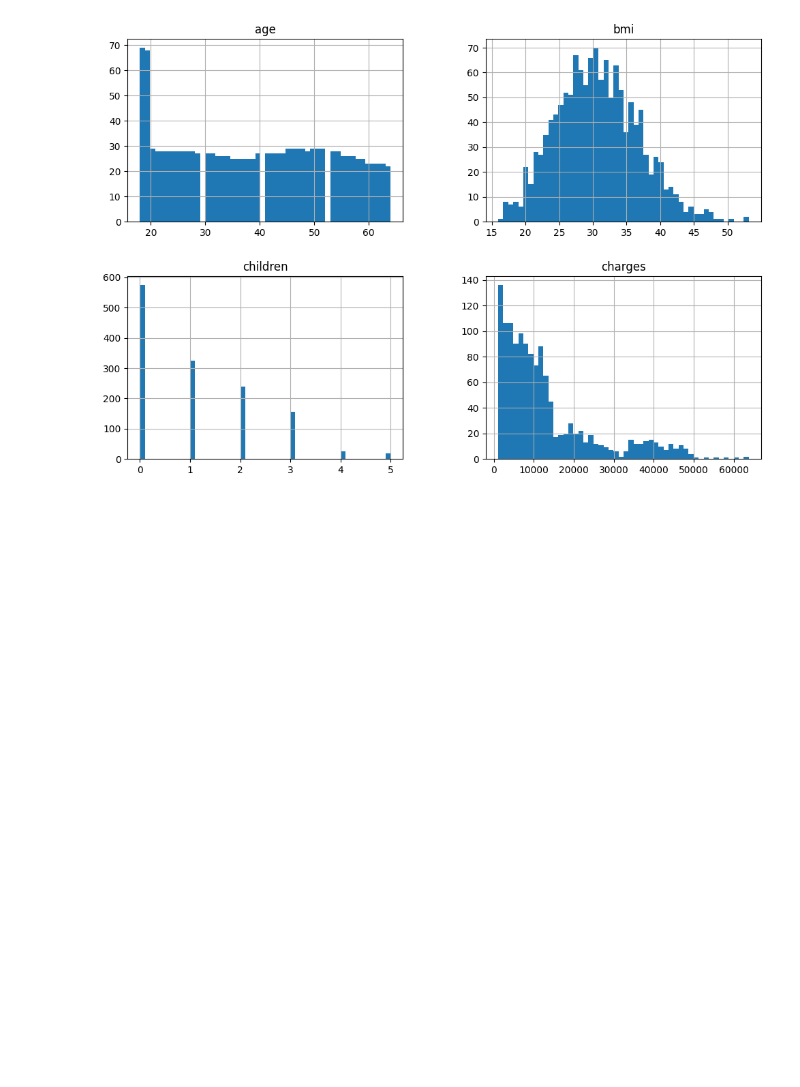
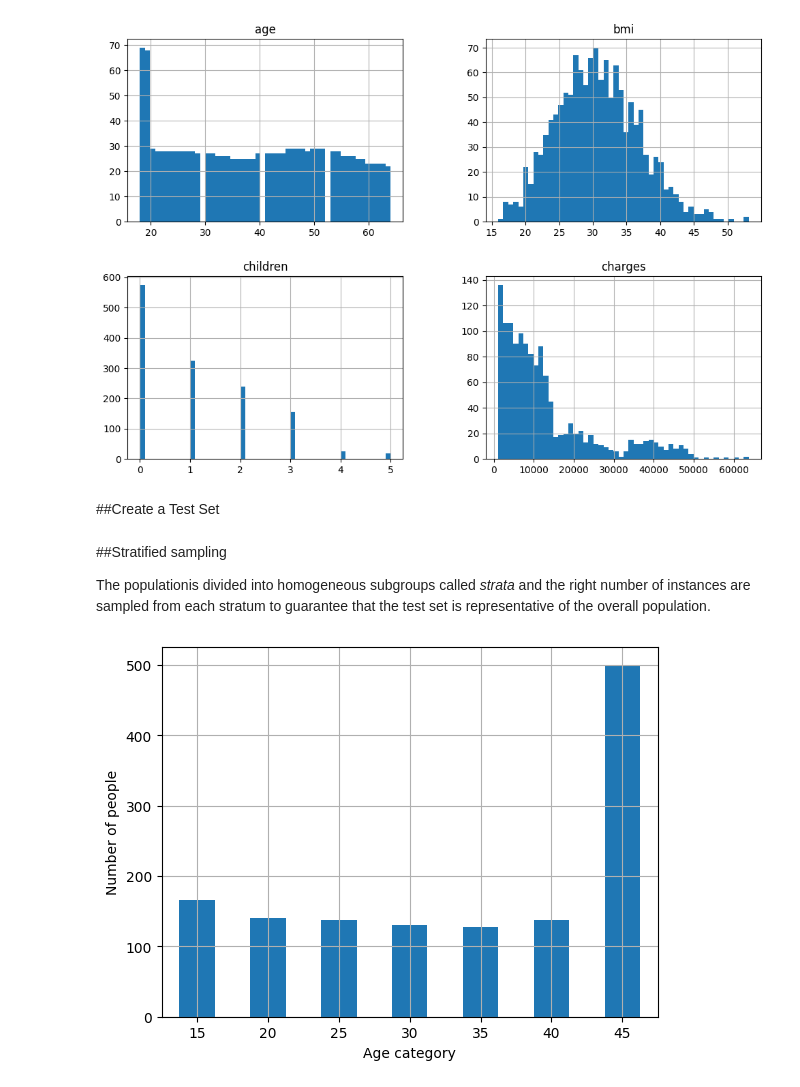
Before and after one commit to rajarajeswarir/Hands-on-Machine-Learning, a Jupyter notebook: Insurance_Cost_Prediction.ipynb, the cells around one changed output. Drawn from its saved outputs; the diff is of its cells as text; code cells hidden in the pictures; blank space fills up the shorter version.

```diff
--- a/Insurance_Cost_Prediction.ipynb
+++ b/Insurance_Cost_Prediction.ipynb
@@ -106,3 +106,5 @@ insurance_df.hist(bins=50, figsize=(12, 8))
 plt.show()
 # %% [output]
 [figure]
+# %% [markdown]
+##Create a Test Set
@@ -108,0 +124,15 @@ plt.show()
+# %% [markdown]
+##Stratified sampling
+
+The populationis divided into homogeneous subgroups called *strata* and the right number of instances are sampled from each stratum to guarantee that the test set is representative of the overall population.
+# %%
+insurance_df["age_cat"] = pd.cut(insurance_df['age'],
+                                 bins=[15, 20, 25, 30, 35, 40, 45, np.inf],
+                                 labels=[15, 20, 25, 30, 35, 40, 45])
+# %%
+insurance_df["age_cat"].value_counts().sort_index().plot.bar(rot=0, grid=True)
+plt.xlabel("Age category")
+plt.ylabel("Number of people")
+plt.show()
+# %% [output]
+[figure, added]
```
Also changed, not shown: parts of 2 cells of this notebook.
